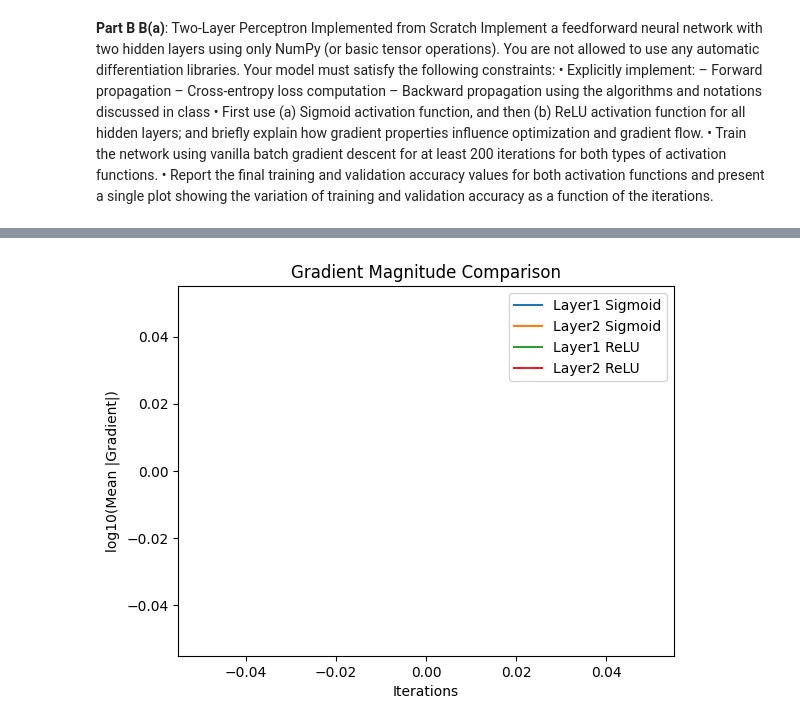
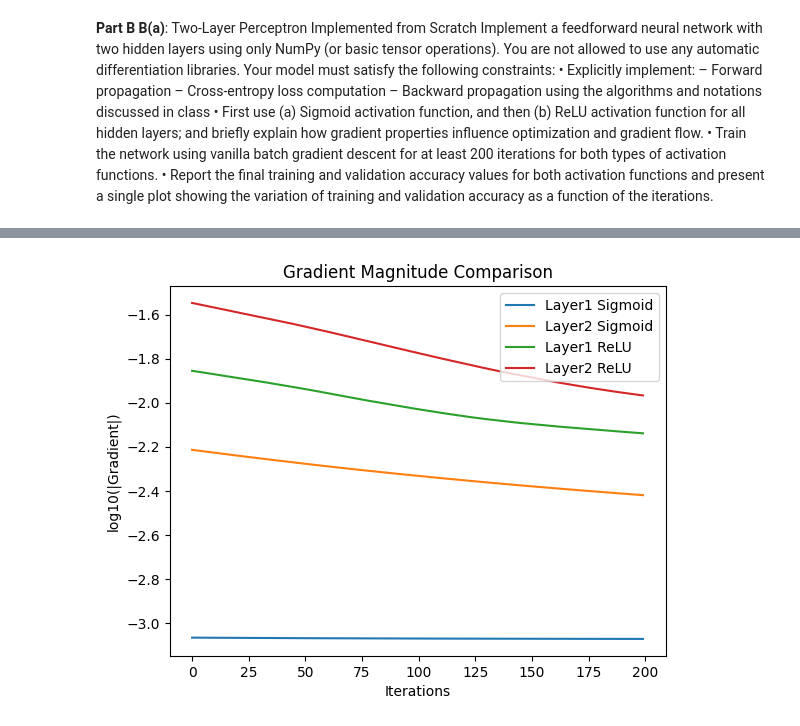
Before and after one commit to RMHamzaArif89/AI600-Assignment1-Airbnb-MLP, a Jupyter notebook: partA_EDA.ipynb, the cells around one changed output, grey strips where cells are left out. Saved outputs shown, nothing was run; the diff lists cells and outputs as text; code cells hidden in the pictures.

```diff
--- a/partA_EDA.ipynb
+++ b/partA_EDA.ipynb
@@ -260,28 +257,24 @@ See https://pandas.pydata.org/docs/user_guide/migration-3-strings.html#string-mi
 # %%
-# Cell 2: Parameter Initialization
+def initialize_parameters():
+    input_size = X_train.shape[1]
+    hidden1_size = 64
+    hidden2_size = 32
+    output_size = 4
 
-np.random.seed(42)
-
-input_size = X_train.shape[1]
-hidden1_size = 64
-hidden2_size = 32
-output_size = 4
-
-def initialize_parameters():
-    W1 = np.random.randn(input_size, hidden1_size) * 0.01
+    # He initialization (stable for ReLU)
+    W1 = np.random.randn(input_size, hidden1_size) * np.sqrt(2/input_size)
     b1 = np.zeros((1, hidden1_size))
 
-    W2 = np.random.randn(hidden1_size, hidden2_size) * 0.01
+    W2 = np.random.randn(hidden1_size, hidden2_size) * np.sqrt(2/hidden1_size)
     b2 = np.zeros((1, hidden2_size))
 
-    W3 = np.random.randn(hidden2_size, output_size) * 0.01
+    W3 = np.random.randn(hidden2_size, output_size) * np.sqrt(2/hidden2_size)
     b3 = np.zeros((1, output_size))
 
     return W1, b1, W2, b2, W3, b3
 # %%
-# Cell 3: Activation Functions
-
 def sigmoid(Z):
+    Z = np.clip(Z, -500, 500)
     return 1 / (1 + np.exp(-Z))
 
 def sigmoid_derivative(A):
@@ -364,15 +348,15 @@ def train_network_with_gradients(activation="sigmoid", lr=0.01, iterations=200):
 # %%
-grad1_sig, grad2_sig, W1_sig, W2_sig = train_network_with_gradients(
+train_sig, grad1_sig, grad2_sig, W1_sig, W2_sig = train_network(
     activation="sigmoid",
-    lr=0.01,
+    lr=0.001,
     iterations=200
 )
-
-grad1_relu, grad2_relu, W1_relu, W2_relu = train_network_with_gradients(
-    activation="relu",
-    lr=0.01,
-    iterations=200
-)
+# %%
+
+train_relu, grad1_relu, grad2_relu, W1_relu, W2_relu = train_network(
+    activation="relu",
+    lr=0.001,
+    iterations=200)
 # %%
 print("Sigmoid Layer1 avg grad:", np.mean(grad1_sig))
 print("Sigmoid Layer2 avg grad:", np.mean(grad2_sig))
@@ -387,17 +371,17 @@ ReLU Layer2 avg grad: nan
 # %%
 plt.figure()
 
 plt.plot(np.log10(grad1_sig), label="Layer1 Sigmoid")
 plt.plot(np.log10(grad2_sig), label="Layer2 Sigmoid")
 
 plt.plot(np.log10(grad1_relu), label="Layer1 ReLU")
 plt.plot(np.log10(grad2_relu), label="Layer2 ReLU")
 
+plt.legend()
 plt.xlabel("Iterations")
-plt.ylabel("log10(Mean |Gradient|)")
+plt.ylabel("log10(|Gradient|)")
 plt.title("Gradient Magnitude Comparison")
-plt.legend()
 plt.show()
 # %% [output]
-[figure, old version]
+[figure, new version]
 # %%
```
Also changed, not shown: parts of 9 cells of this notebook.
